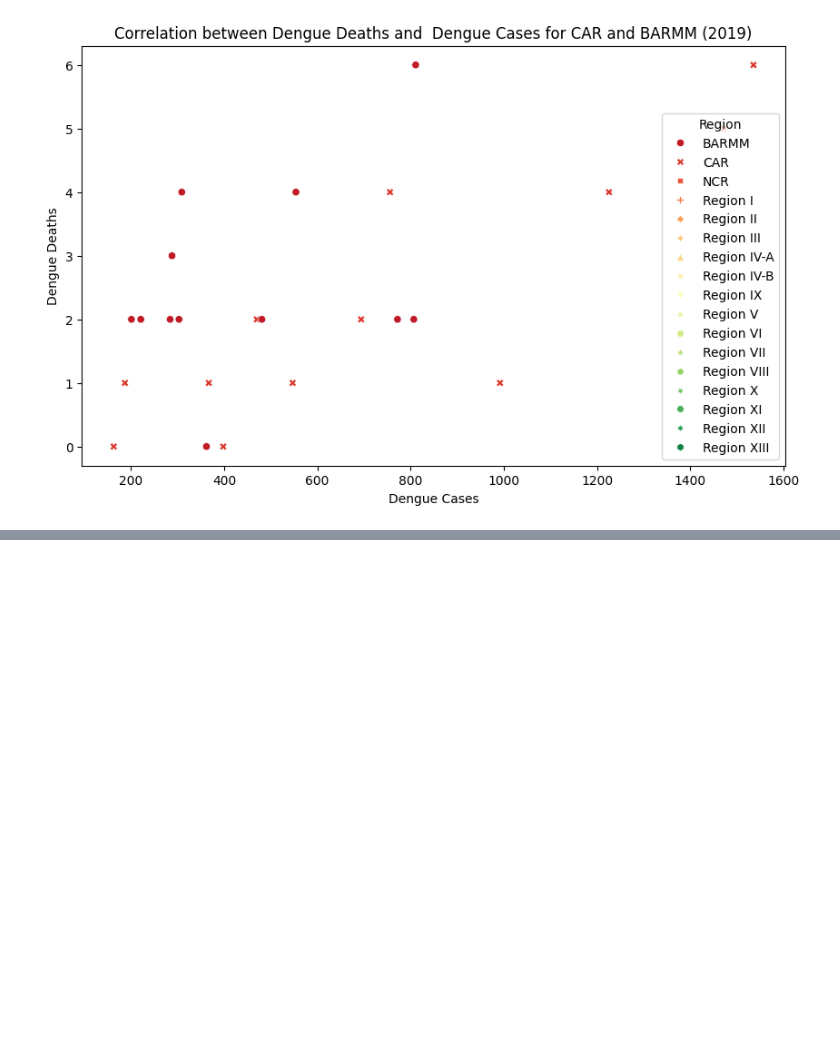
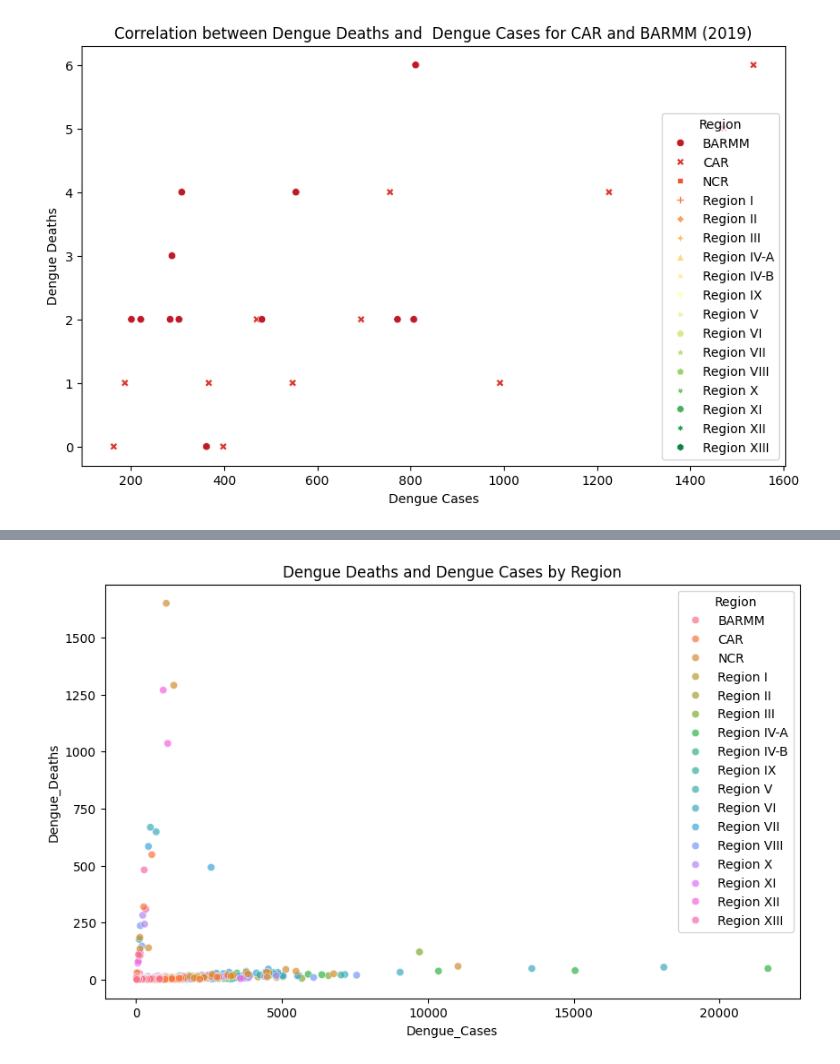
Before and after one commit to Meloujean/Data-Mining, a Jupyter notebook: activity5.ipynb, the cells around one changed output, grey strips where cells are left out. Saved outputs shown, nothing was run; the diff lists cells and outputs as text; code cells hidden in the pictures; blank space fills up the shorter version.

```diff
--- a/activity5.ipynb
+++ b/activity5.ipynb
@@ -264,0 +314,7 @@ plt.show()
+# %%
+plt.figure(figsize=(10,6))
+sns.scatterplot(data=dengue, x="Dengue_Cases", y="Dengue_Deaths", hue="Region", alpha=0.7)
+plt.title("Dengue Deaths and Dengue Cases by Region")
+plt.show()
+# %% [output]
+[figure, added]
```
Also changed, not shown: parts of 20 cells of this notebook.
